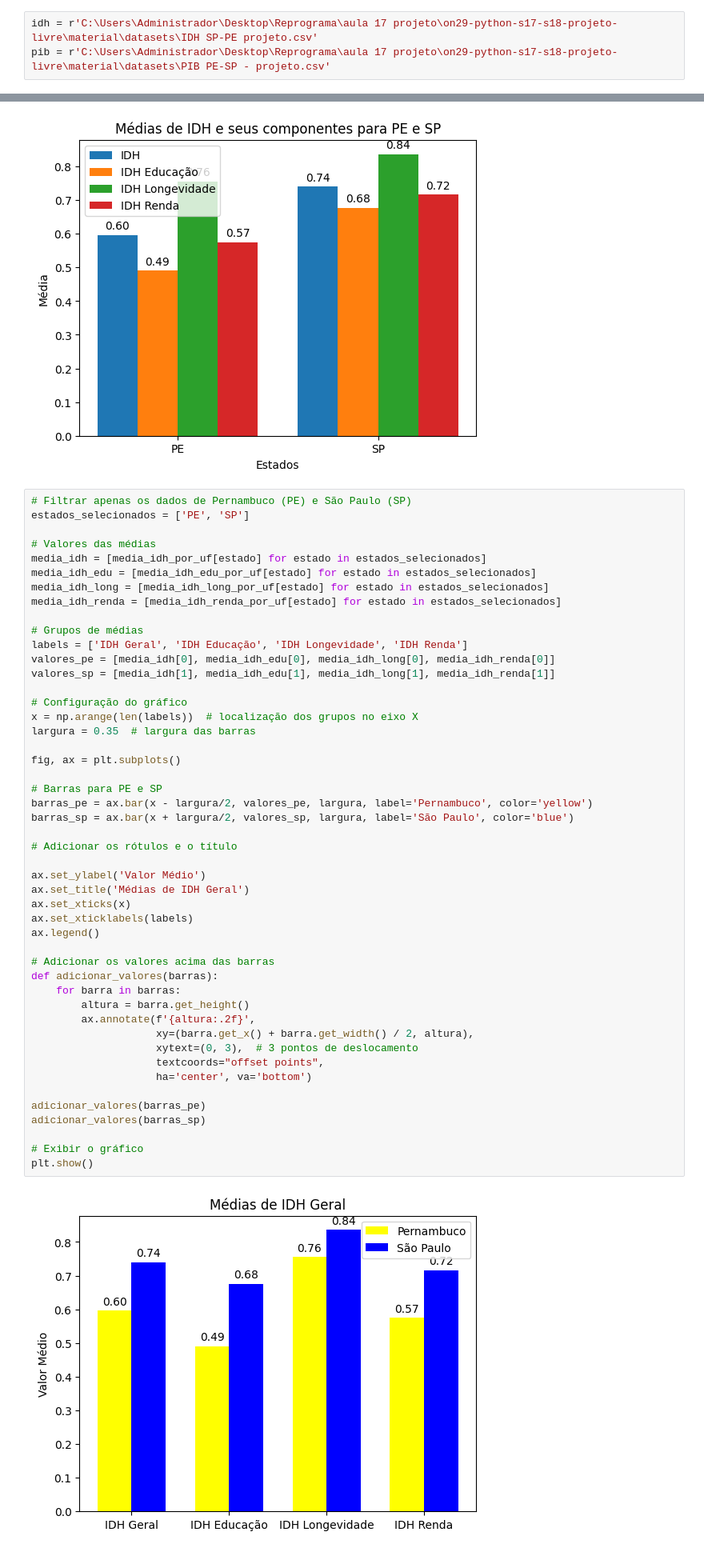
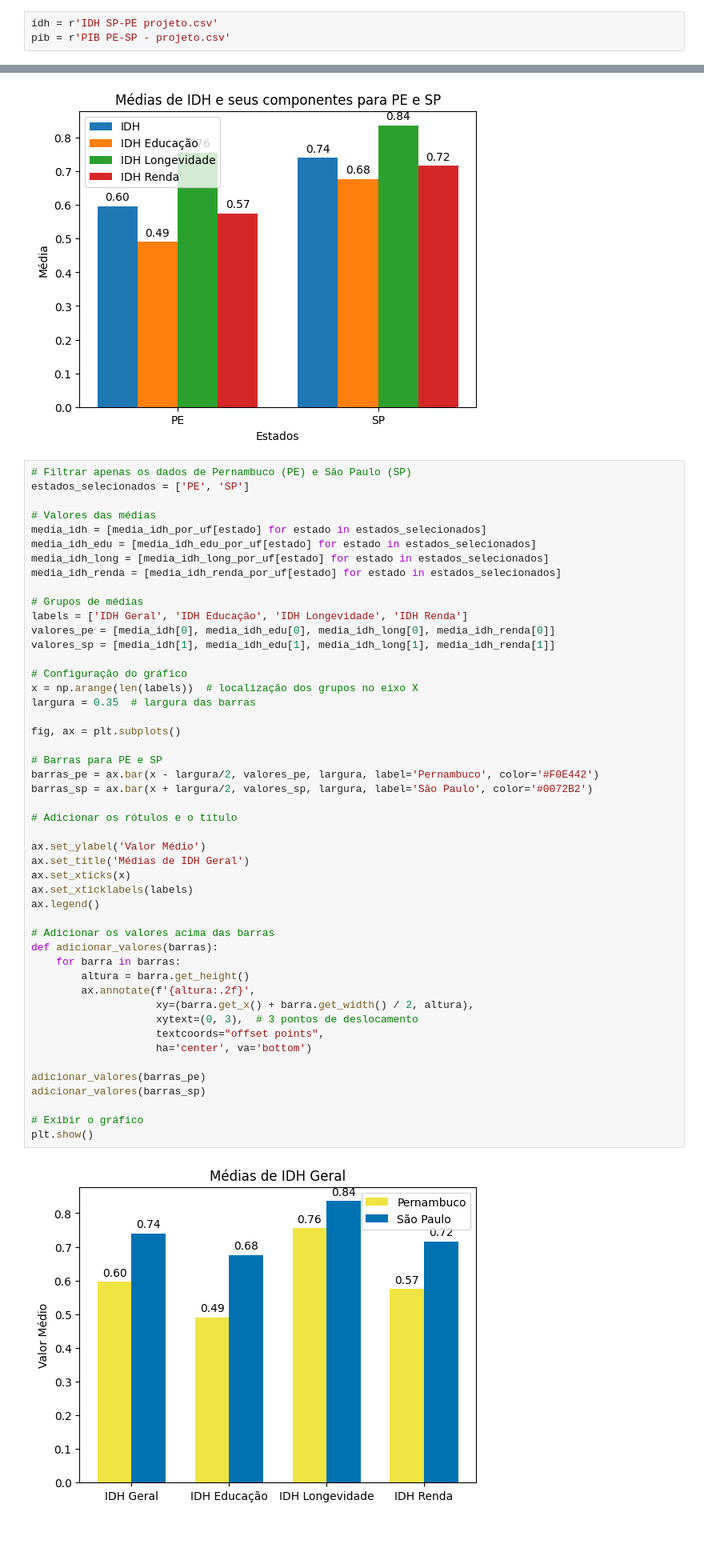
Before and after one commit to reprograma/on29-python-s17-s18-projeto-livre, a Jupyter notebook: material/analise-exploratoria/Analise socieconomica.ipynb, the cells around one changed output, grey strips where cells are left out. Shown: that part at 80% size. Drawn from its saved outputs; the diff is of its cells as text.

Commit message:
Projeto finalizado

```diff
--- a/material/analise-exploratoria/Projeto_Lora.ipynb
+++ b/material/analise-exploratoria/Analise socieconomica.ipynb
@@ -1,8 +1,8 @@
 # %%
 import pandas as pd
 # %%
-idh = r'C:\Users\Administrador\Desktop\Reprograma\aula 17 projeto\on29-python-s17-s18-projeto-livre\material\datasets\IDH SP-PE projeto.csv'
-pib = r'C:\Users\Administrador\Desktop\Reprograma\aula 17 projeto\on29-python-s17-s18-projeto-livre\material\datasets\PIB PE-SP - projeto.csv'
+idh = r'IDH SP-PE projeto.csv'
+pib = r'PIB PE-SP - projeto.csv'
 # %%
 idh_df = pd.read_csv(idh)
 pib_df = pd.read_csv(pib)
@@ -380,36 +380,36 @@ x = np.arange(len(labels))  # localização dos grupos no eixo X
 largura = 0.35  # largura das barras
 
 fig, ax = plt.subplots()
 
 # Barras para PE e SP
-barras_pe = ax.bar(x - largura/2, valores_pe, largura, label='Pernambuco', color='yellow')
-barras_sp = ax.bar(x + largura/2, valores_sp, largura, label='São Paulo', color='blue')
+barras_pe = ax.bar(x - largura/2, valores_pe, largura, label='Pernambuco', color='#F0E442')
+barras_sp = ax.bar(x + largura/2, valores_sp, largura, label='São Paulo', color='#0072B2')
 
 # Adicionar os rótulos e o título
 
 ax.set_ylabel('Valor Médio')
 ax.set_title('Médias de IDH Geral')
 ax.set_xticks(x)
 ax.set_xticklabels(labels)
 ax.legend()
 
 # Adicionar os valores acima das barras
 def adicionar_valores(barras):
     for barra in barras:
         altura = barra.get_height()
         ax.annotate(f'{altura:.2f}',
                     xy=(barra.get_x() + barra.get_width() / 2, altura),
                     xytext=(0, 3),  # 3 pontos de deslocamento
                     textcoords="offset points",
                     ha='center', va='bottom')
 
 adicionar_valores(barras_pe)
 adicionar_valores(barras_sp)
 
 # Exibir o gráfico
 plt.show()
 # %% [output]
-[figure, old version]
+[figure, new version]
 # %%
 # Filtrar apenas os dados de Pernambuco (PE) e São Paulo (SP)
 estados_selecionados = ['PE', 'SP']
```
Also changed, not shown: parts of 17 cells of this notebook, 3 other files.
